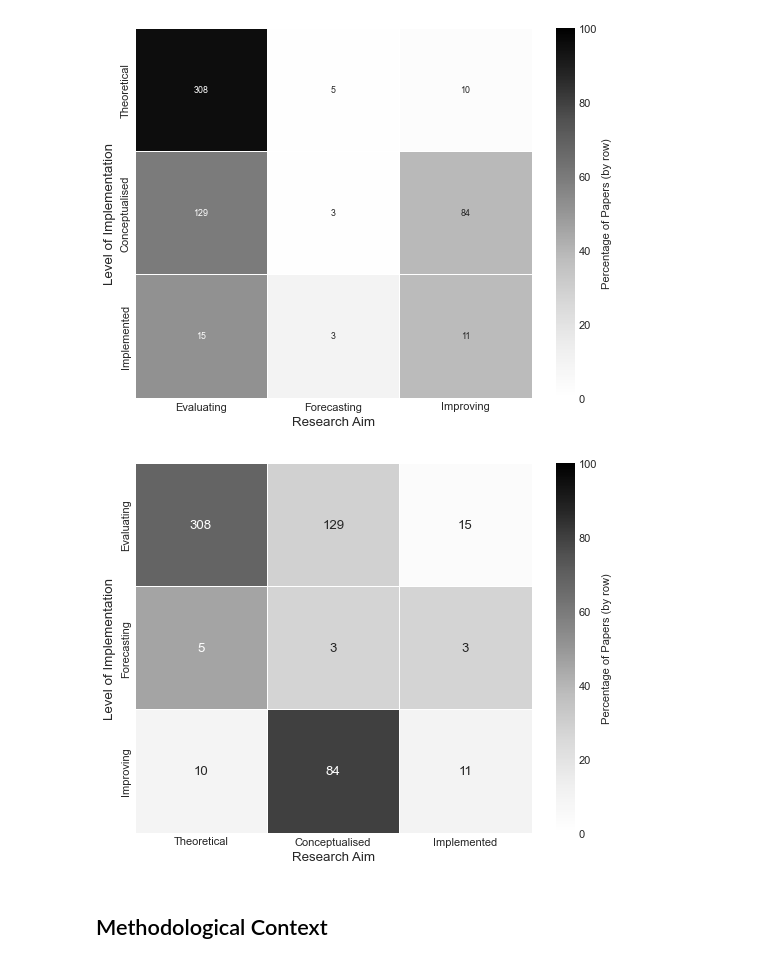
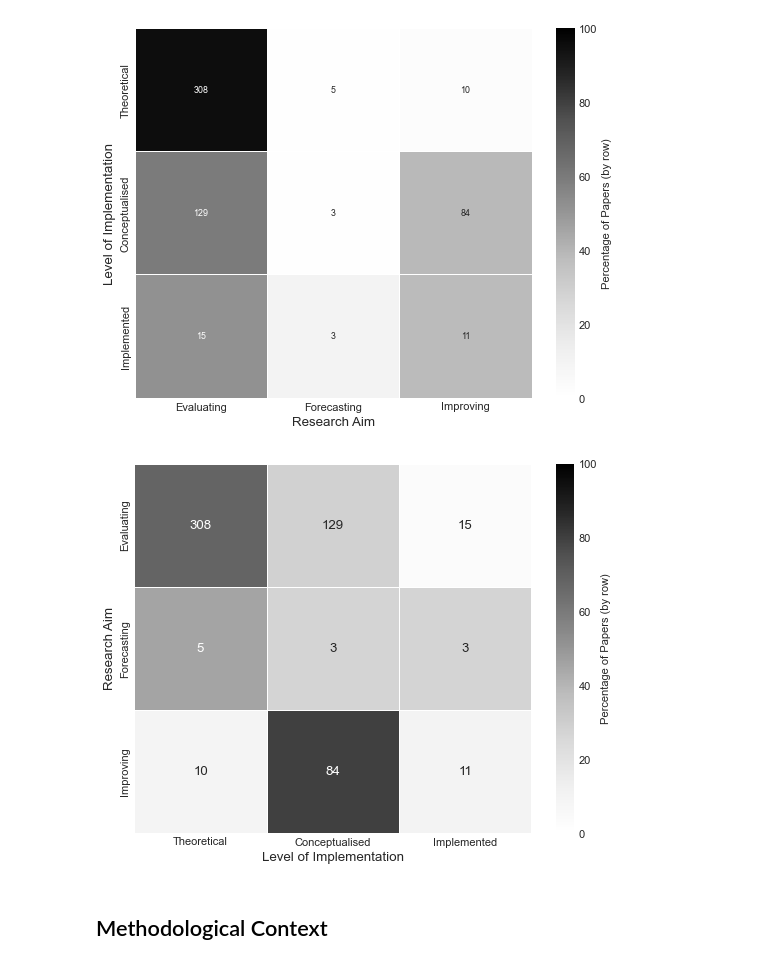
Before and after one commit to MHowells/Orthopaedics_Lit_Review_Analysis, a Jupyter notebook: Analysis.ipynb, the cells around one changed output. Cells and saved outputs as stored; diff of their text form; code cells hidden in the pictures.

```diff
--- a/Analysis.ipynb
+++ b/Analysis.ipynb
@@ -482,6 +490,13 @@ for i, v in enumerate(funding3):
 plt.savefig('plots/Funded.pdf', transparent=True, bbox_inches='tight')
 # %% [output]
 [figure]
+# %%
+review_analysis['Funded'] = review_analysis[['Academia',
+                                             'Authorities',
+                                             'Commerce',
+                                             'Grants',
+                                             'Health_Services',
+                                            ]].sum(axis=1)
 # %% [markdown]
 ## Medical Context
 # %% [markdown]
@@ -530,3 +545,5 @@ for i, v in enumerate(t_and_o_area):
 plt.savefig('plots/t_and_o_area.pdf', transparent=True, bbox_inches='tight')
 # %% [output]
 [figure]
+# %%
+review_analysis['Number of T&O Specialties Modelled'] = review_analysis[['Fractures', 'Sports', 'Spine', 'Pediatrics', 'Shoulder', 'Elbow', 'Hands', 'Foot_and_Ankle', 'Knee', 'Hip', 'General']].sum(axis=1)
@@ -951,15 +1002,15 @@ Text(61.61979166666667, 0.5, 'Level of Implementation')
 # %%
 # Cross-analysis of research aims vs. level of implementation
 research_aims_implementation = cross_analysis(review_analysis, research_aims_categories, research_aims_labels, level_of_implementation_categories, implementation_labels)
 research_aims_implementation_labels = research_aims_implementation.to_numpy() # For custom labels for the heatmap
 
 # Plot a normalised heatmap of the cross-analysis
 normalised_heat_map(research_aims_implementation, annotate=research_aims_implementation_labels, cbar_kws={'label': 'Percentage of Papers (by row)'}, annotkws={"fontsize":12})
-plt.xlabel('Research Aim', fontsize=12)
-plt.ylabel('Level of Implementation', fontsize=12)
+plt.xlabel('Level of Implementation', fontsize=12)
+plt.ylabel('Research Aim', fontsize=12)
 plt.savefig("plots/research_aims_implementation.pdf", transparent=True, bbox_inches='tight')
 # %% [output]
-[figure, old version]
+[figure, new version]
 # %% [markdown]
 ## Methodological Context
 # %% [markdown]
```
Also changed, not shown: parts of 13 cells of this notebook, 1 other file.
